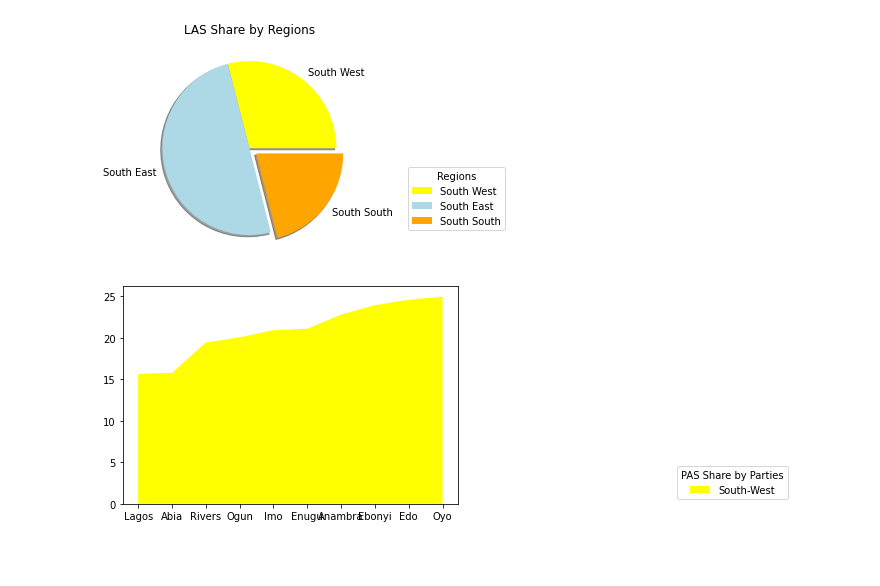
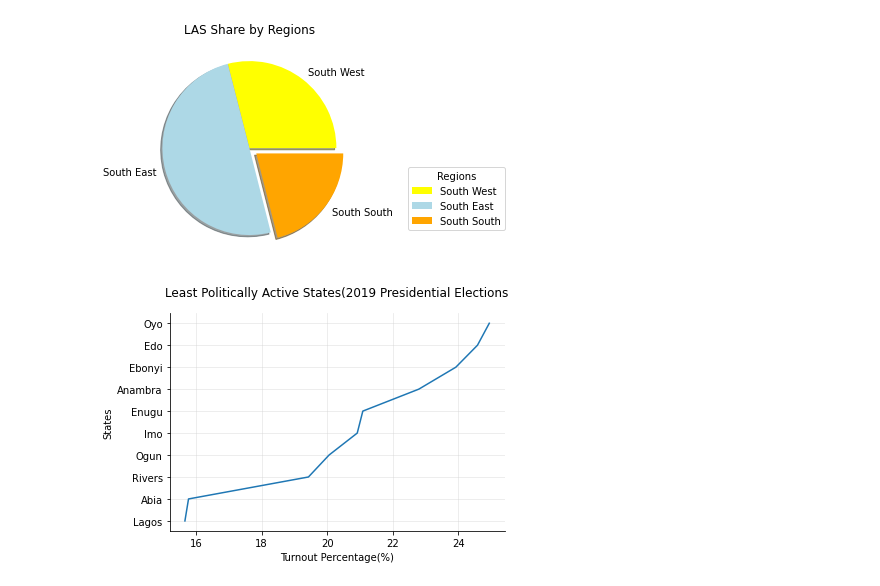
Before and after one commit to laresamdeola/Nigeria-2023-Presidential-Elections-Data-Analysis, a Jupyter notebook: Nigeria_2023_Presidential_Elections_Data_Analysis.ipynb, the cells around one changed output. Saved outputs shown, nothing was run; the diff lists cells and outputs as text; code cells hidden in the pictures; blank space fills up the shorter version.

```diff
--- a/Nigeria_2023_Presidential_Elections_Data_Analysis.ipynb
+++ b/Nigeria_2023_Presidential_Elections_Data_Analysis.ipynb
@@ -1350,14 +1350,18 @@ plt.legend(title='Regions', loc='lower right', bbox_to_anchor=(1.7, 0.1, 0, 0))
 plt.show()
 # %% [output]
 [figure]
-# %%
-# create a dictionary so i can use .values and .keys
-
-
-plt.stackplot(regions_las_2019.loc[:, "States"], regions_las_2019.loc[:, "Percentages"], labels=regions_las_2019.loc[:, "Zones"] , baseline="zero", colors=["yellow", 'lightblue', "orange"])
-plt.legend(title='PAS Share by Parties', loc='lower right', bbox_to_anchor=(2, 0, 0, 0))
-plt.show()
-# %% [output]
-[figure, removed]
+# %%
+plt.title("Least Politically Active States(2019 Presidential Elections", y=1.05)
+plt.ylabel("States")
+plt.xlabel("Turnout Percentage(%)")
+plt.plot(regions_las_2019.loc[:, "Percentages"], regions_las_2019.loc[:, "States"], zorder=2)
+
+plt.grid(color="lightgray", alpha=0.5, zorder=1)
+plt.gca().spines['right'].set_visible(False)
+plt.gca().spines['top'].set_visible(False)
+
+plt.show()
+# %% [output]
+[figure, added]
 # %%
 # PAS & LAS FOR 2015
```
